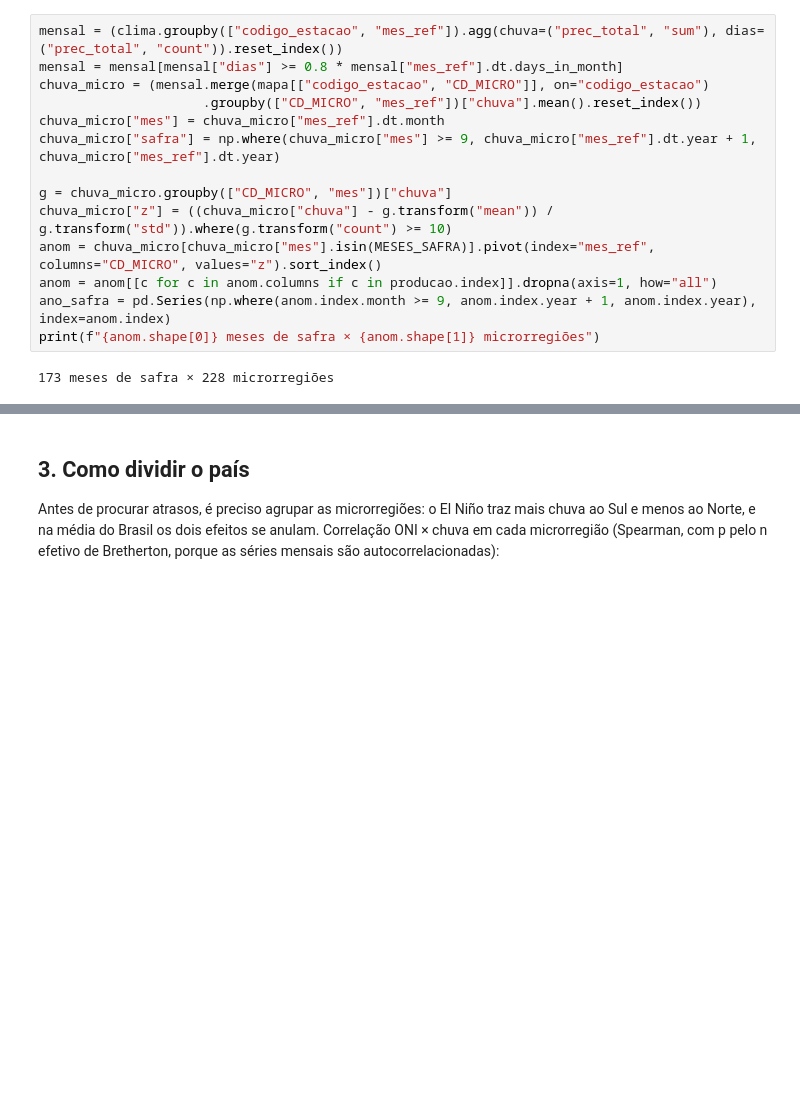
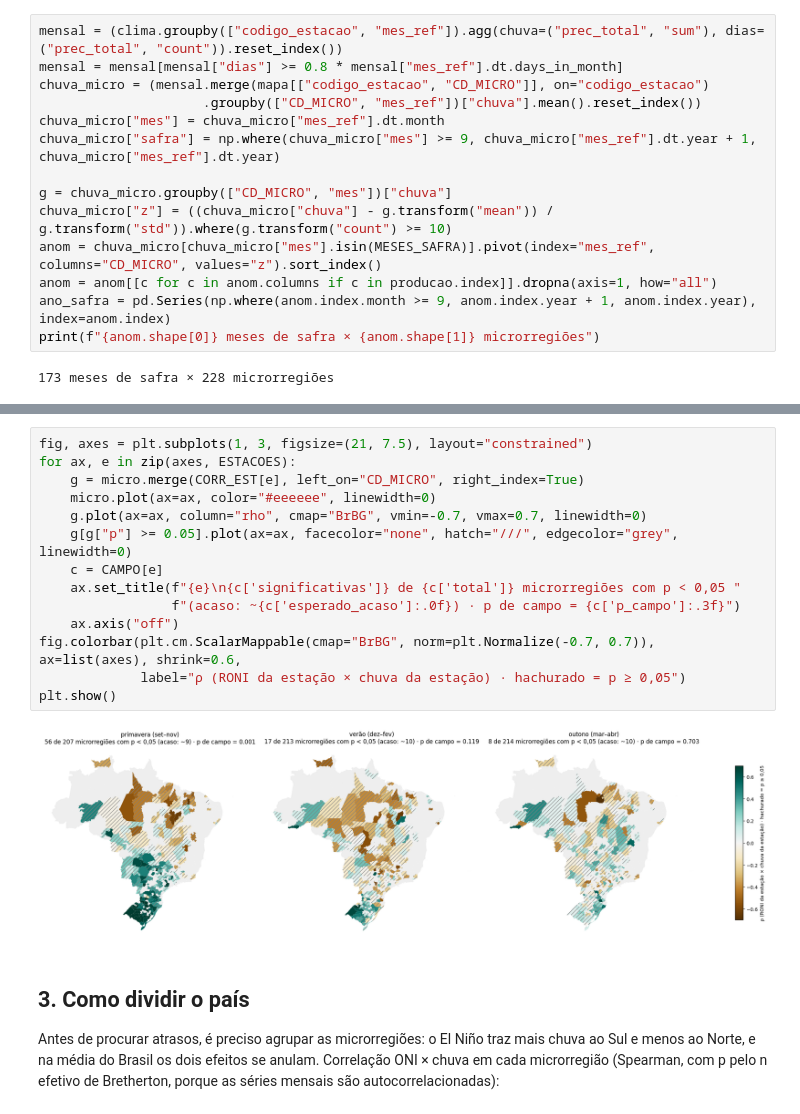
Before and after one commit to vitorok03/projeto-pcd2, a Jupyter notebook: notebooks/eda/eda_enso.ipynb, the cells around one changed output, grey strips where cells are left out. Cells and saved outputs as stored; diff of their text form; blank space fills up the shorter version.

```diff
--- a/notebooks/eda/eda_enso.ipynb
+++ b/notebooks/eda/eda_enso.ipynb
@@ -231,3 +581,19 @@ print(f"{anom.shape[0]} meses de safra × {anom.shape[1]} microrregiões")
+# %%
+fig, axes = plt.subplots(1, 3, figsize=(21, 7.5), layout="constrained")
+for ax, e in zip(axes, ESTACOES):
+    g = micro.merge(CORR_EST[e], left_on="CD_MICRO", right_index=True)
+    micro.plot(ax=ax, color="#eeeeee", linewidth=0)
+    g.plot(ax=ax, column="rho", cmap="BrBG", vmin=-0.7, vmax=0.7, linewidth=0)
+    g[g["p"] >= 0.05].plot(ax=ax, facecolor="none", hatch="///", edgecolor="grey", linewidth=0)
+    c = CAMPO[e]
+    ax.set_title(f"{e}\n{c['significativas']} de {c['total']} microrregiões com p < 0,05 "
+                 f"(acaso: ~{c['esperado_acaso']:.0f}) · p de campo = {c['p_campo']:.3f}")
+    ax.axis("off")
+fig.colorbar(plt.cm.ScalarMappable(cmap="BrBG", norm=plt.Normalize(-0.7, 0.7)), ax=list(axes), shrink=0.6,
+             label="ρ (RONI da estação × chuva da estação) · hachurado = p ≥ 0,05")
+plt.show()
+# %% [output]
+[figure, added]
 # %% [markdown]
 ## 3. Como dividir o país
 
```
Also changed, not shown: parts of 14 cells of this notebook.
